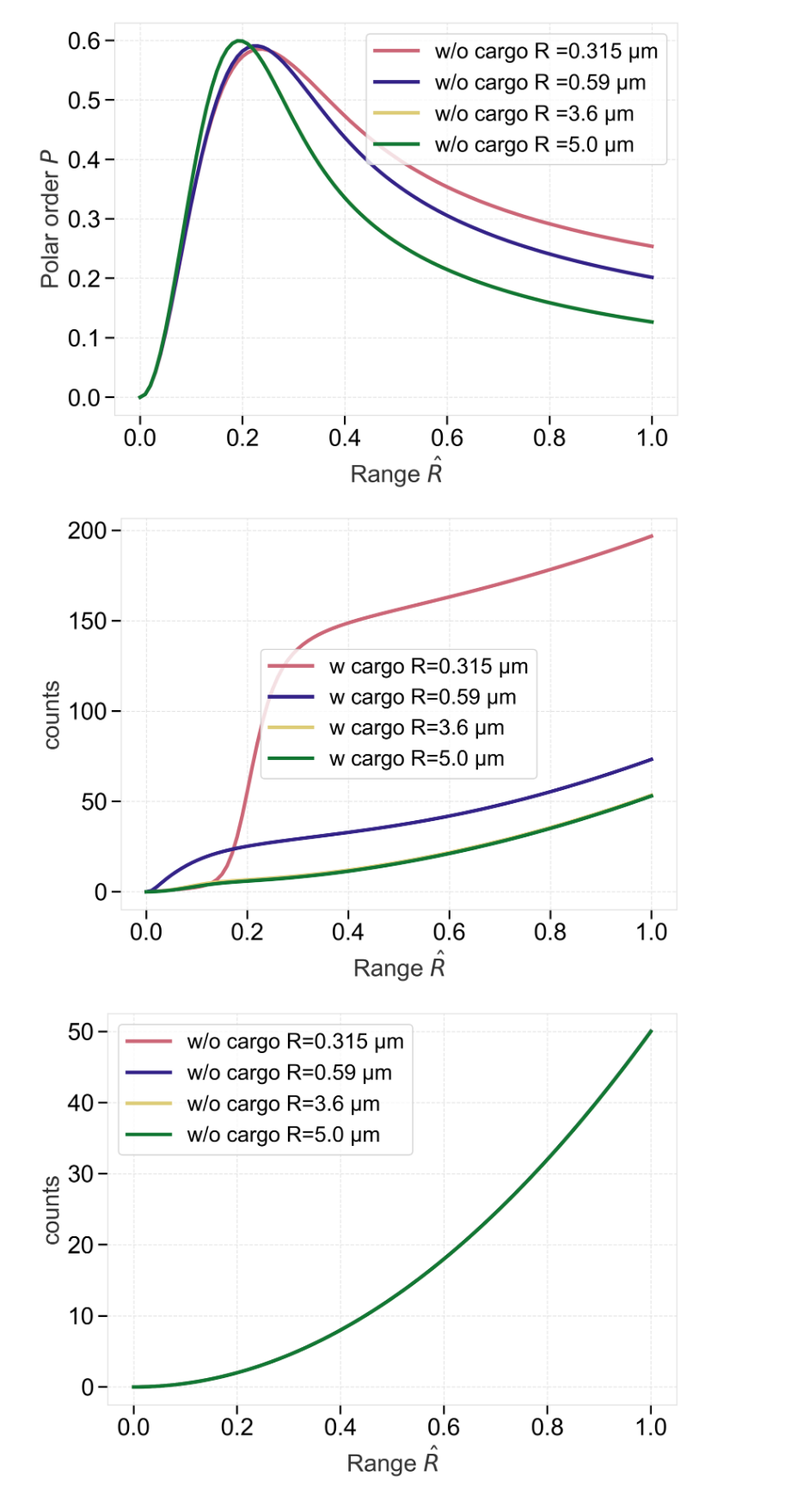
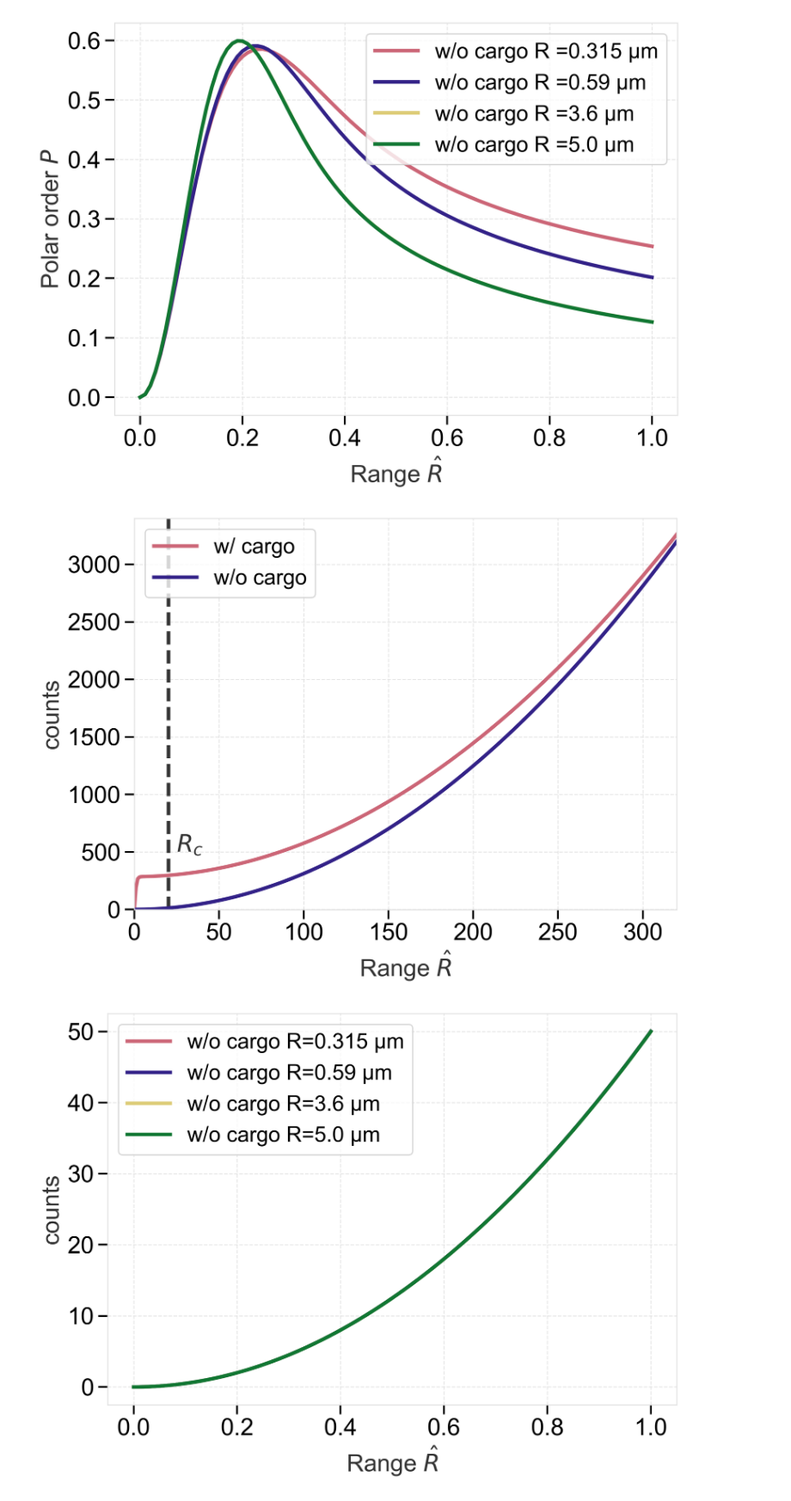
Before and after one commit to wppppupr/MTCargoSim, a Jupyter notebook: analysis/graph/local.ipynb, the cells around one changed output. Shown at 86% size. Cells and saved outputs as stored; diff of their text form; code cells hidden in the pictures.

```diff
--- a/analysis/graph/local.ipynb
+++ b/analysis/graph/local.ipynb
@@ -4,12 +4,10 @@ import numpy as np
 import matplotlib.pyplot as plt
 from pathlib import Path
 
-path0315 = Path('/Volumes/My Passport/Sasaki/MTCargoSim/MTC/P0.5_A0.5_kMT0.0904_kcargo0.0226_radius0.315')
-path059 = Path('/Volumes/My Passport/Sasaki/MTCargoSim/MTC/P0.5_A0.5_kMT0.0904_kcargo0.0226_radius0.59')
-path36 = Path('/Volumes/My Passport/Sasaki/MTCargoSim/MTC/P0.5_A0.5_kMT0.0904_kcargo0.0226_radius3.6')
-path50 = Path('/Volumes/My Passport/Sasaki/MTCargoSim/MTC/P0.5_A0.5_kMT0.0904_kcargo0.0226_radius5.0')
 
-rs = [0.315, 0.59, 3.6, 5.0]
+path05 = Path('/Volumes/My Passport/Sasaki/MTCargoSim/MTC/P0.5_A0.5_kMT0.0904_kcargo0.0226_radius0.5')
+
+rs = [0.5]
 
 def get_local(path):
     seeds = sorted(list(path.glob('seed*.zarr')))
@@ -52,7 +50,7 @@ def get_local(path):
 
 Acps, Accs, Alps, Alcs = [], [], [], []
 
-for path in [path0315, path059, path36, path50]:
+for path in [path05]:
     cps, ccs, lps, lcs, threshold = get_local(path)
     print(cps.shape)
     Acps.append(cps)
@@ -69,16 +64,21 @@ plt.style.use('../../my_style.mplstyle')
 # %%
 fig, ax = plt.subplots()
 
-for i in range(4):
+ax.vlines(20, -0.1, 1.1, "#333333" , linestyles='--')
+ax.text(25, 0.0, "$R_c$", color="#333333")
+
+for i in range(1):
        lpM = np.mean(Alps[i], axis = (0, 1))
        cpM = np.mean(Acps[i], axis = (0, 1))
-       ax.plot(threshold, lpM, label = f'w cargo R ={rs[i]} \u03bcm')
-       #ax.plot(threshold, cpM, label = f'w/o cargo R ={rs[i]} \u03bcm')
+       ax.plot(threshold, lpM, label = f'w/ cargo')
+       ax.plot(threshold, cpM, label = f'w/o cargo')
 
 ax.legend()
 
-ax.set(xlabel = 'Range $\hat{R}$',
-       ylabel = 'Polar order$P$')
+ax.set(xlabel = 'Range $\\hat{R}$',
+       ylabel = 'Polar order $P$',
+       xlim = (0,320),
+       ylim=(-0.1,1.1))
 
 cd=Path.cwd()
 
@@ -92,11 +92,11 @@ fig, ax = plt.subplots()
 for i in range(4):
        lpM = np.mean(Alps[i], axis = (0, 1))
        cpM = np.mean(Acps[i], axis = (0, 1))
-       ax.plot(threshold, cpM, label = f'w/o cargo R ={rs[i]} \u03bcm')
+       ax.plot(threshold*0.025, cpM, label = f'w/o cargo R ={rs[i]} \u03bcm')
 
 ax.legend()
 
-ax.set(xlabel = 'Range $\hat{R}$',
+ax.set(xlabel = 'Range $\hat{R}',
        ylabel = 'Polar order $P$')
 
 cd=Path.cwd()
@@ -108,23 +108,29 @@ fig.savefig(cd/"figure/LPwoC.pdf")
 # %%
 fig, ax = plt.subplots()
 
-for i in range(4):
+
+ax.vlines(20, -1, 3400, "#333333" , linestyles='--')
+ax.text(25, 500.0, "$R_c$", color="#333333")
+
+for i in range(1):
        lcM = np.mean(Alcs[i], axis = (0, 1))
        ccM = np.mean(Accs[i], axis = (0, 1))
-       ax.plot(threshold, lcM, label = f'w cargo R={rs[i]} \u03bcm')
-       #ax.plot(threshold, ccM, label = f'w/o cargo R={rs[i]} \u03bcm')
+       ax.plot(threshold, lcM, label = f'w/ cargo')
+       ax.plot(threshold, ccM, label = f'w/o cargo')
 
 ax.legend()
 
-ax.set(xlabel = 'Range $\hat{R}$',
-       ylabel = 'counts')
+ax.set(xlabel = 'Range $\\hat{R}$',
+       ylabel = 'counts',
+       xlim = (0, 320.0),
+       ylim=(-1, 3400))
 
 cd=Path.cwd()
 
 fig.savefig(cd/"figure/LCwC.png")
 fig.savefig(cd/"figure/LCwC.pdf")
 # %% [output]
-[figure, old version]
+[figure, new version]
 # %%
 fig, ax = plt.subplots()
 
```
Also changed, not shown: parts of 2 cells of this notebook, 8 other files.
